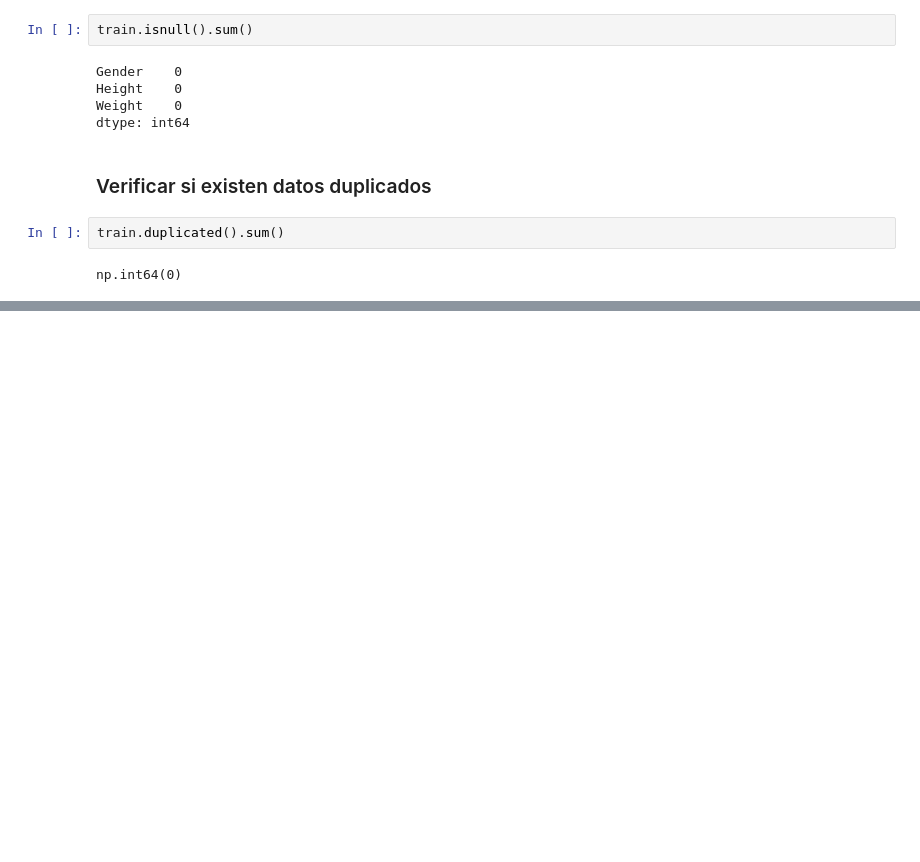
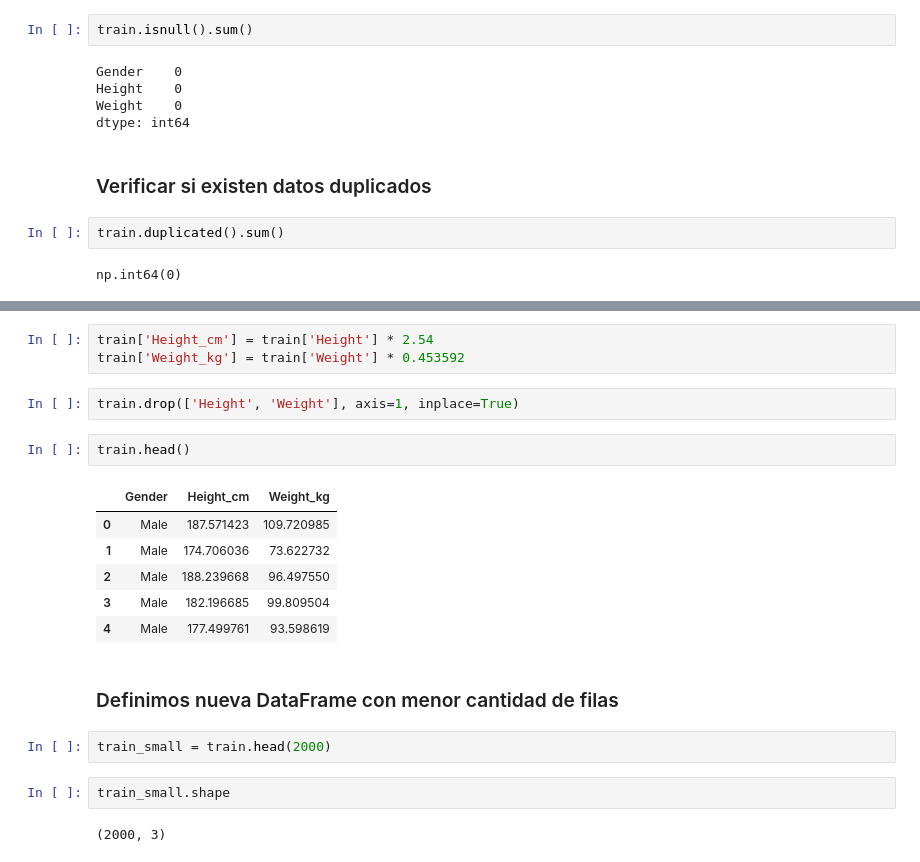
Before and after one commit to Fleitaselene-dev/tlp3-reg-lineal-scikitlearn, a Jupyter notebook: main.ipynb, the cells around one changed output, grey strips where cells are left out. Saved outputs shown, nothing was run; the diff lists cells and outputs as text; blank space fills up the shorter version.

```diff
--- a/main.ipynb
+++ b/main.ipynb
@@ -79,0 +85,22 @@ np.int64(0)
+# %%
+train['Height_cm'] = train['Height'] * 2.54
+train['Weight_kg'] = train['Weight'] * 0.453592
+# %%
+train.drop(['Height', 'Weight'], axis=1, inplace=True)
+# %%
+train.head()
+# %% [output]
+|  | Gender | Height_cm | Weight_kg |
+| 0 | Male | 187.571423 | 109.720985 |
+| 1 | Male | 174.706036 | 73.622732 |
+| 2 | Male | 188.239668 | 96.497550 |
+| 3 | Male | 182.196685 | 99.809504 |
+| 4 | Male | 177.499761 | 93.598619 |
+# %% [markdown]
+### Definimos nueva DataFrame con menor cantidad de filas
+# %%
+train_small = train.head(2000)
+# %%
+train_small.shape
+# %% [output]
+(2000, 3)
```
Also changed, not shown: parts of 13 cells of this notebook, 1 other file.
